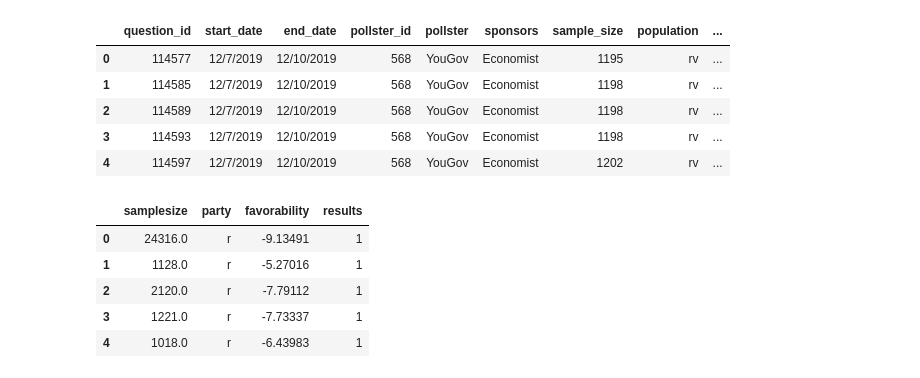
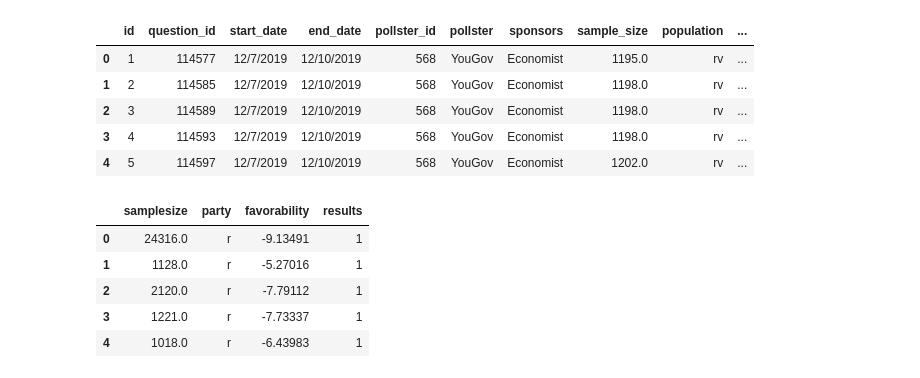
Before and after one commit to MSchell0129/Complex_Political_Phenomenon, a Jupyter notebook: Code_Files/2019_polling_data.ipynb, the cells around one changed output. Cells and saved outputs as stored; diff of their text form; code cells hidden in the pictures.

Commit message:
sqlite db working, updated files 2016_data_cleaning, 2019 and 2023_polling_data, with respective outputs

```diff
--- a/Code_Files/2019_polling_data.ipynb
+++ b/Code_Files/2019_polling_data.ipynb
@@ -2,15 +3,23 @@
 import pandas as pd
+# %%
+#Connecting to the database sqlite
+database_path = "../election_resources/Elections_db.sqlite"
+conn = sqlite3.connect(database_path)
+query = "SELECT * FROM favorability_polls_rv_2019"
+polling_df = pd.read_sql_query(query, conn)
+
+conn.close()
 # %%
-polling_df = pd.read_csv('../election_resources/favorability_polls_rv_2019.csv')
+
 df_2016 = pd.read_csv('../election_resources/cleaned_presidential_polls_2016.csv')
 polling_df.head()
 # %% [output]
-|  | question_id | start_date | end_date | pollster_id | pollster | sponsors | sample_size | population | ... |
-| 0 | 114577 | 12/7/2019 | 12/10/2019 | 568 | YouGov | Economist | 1195 | rv | ... |
-| 1 | 114585 | 12/7/2019 | 12/10/2019 | 568 | YouGov | Economist | 1198 | rv | ... |
-| 2 | 114589 | 12/7/2019 | 12/10/2019 | 568 | YouGov | Economist | 1198 | rv | ... |
-| 3 | 114593 | 12/7/2019 | 12/10/2019 | 568 | YouGov | Economist | 1198 | rv | ... |
-| 4 | 114597 | 12/7/2019 | 12/10/2019 | 568 | YouGov | Economist | 1202 | rv | ... |
+|  | id | question_id | start_date | end_date | pollster_id | pollster | sponsors | sample_size | population | ... |
+| 0 | 1 | 114577 | 12/7/2019 | 12/10/2019 | 568 | YouGov | Economist | 1195.0 | rv | ... |
+| 1 | 2 | 114585 | 12/7/2019 | 12/10/2019 | 568 | YouGov | Economist | 1198.0 | rv | ... |
+| 2 | 3 | 114589 | 12/7/2019 | 12/10/2019 | 568 | YouGov | Economist | 1198.0 | rv | ... |
+| 3 | 4 | 114593 | 12/7/2019 | 12/10/2019 | 568 | YouGov | Economist | 1198.0 | rv | ... |
+| 4 | 5 | 114597 | 12/7/2019 | 12/10/2019 | 568 | YouGov | Economist | 1202.0 | rv | ... |
 # %%
 df_2016.head()
 # %% [output]
```
Also changed, not shown: parts of 13 cells of this notebook, 7 other files.
